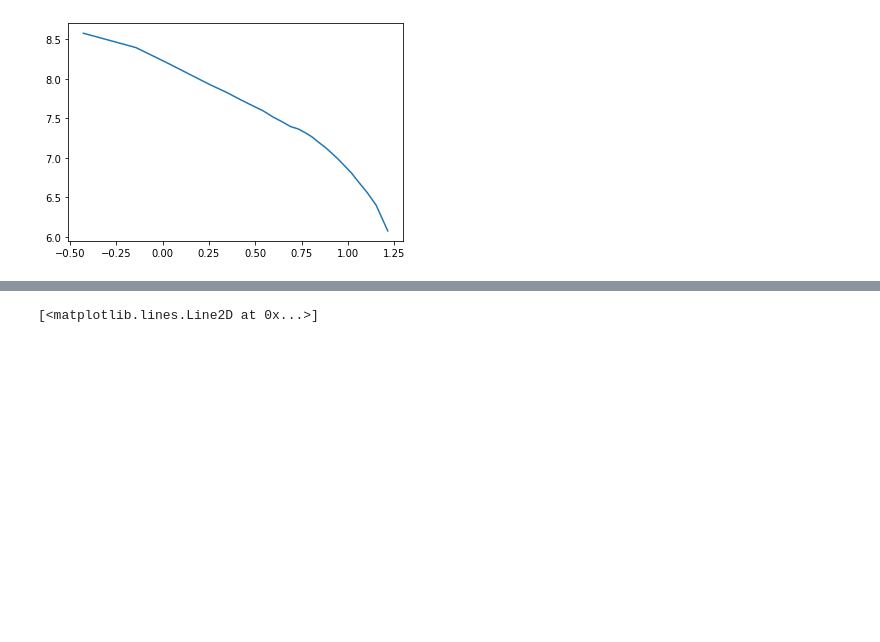
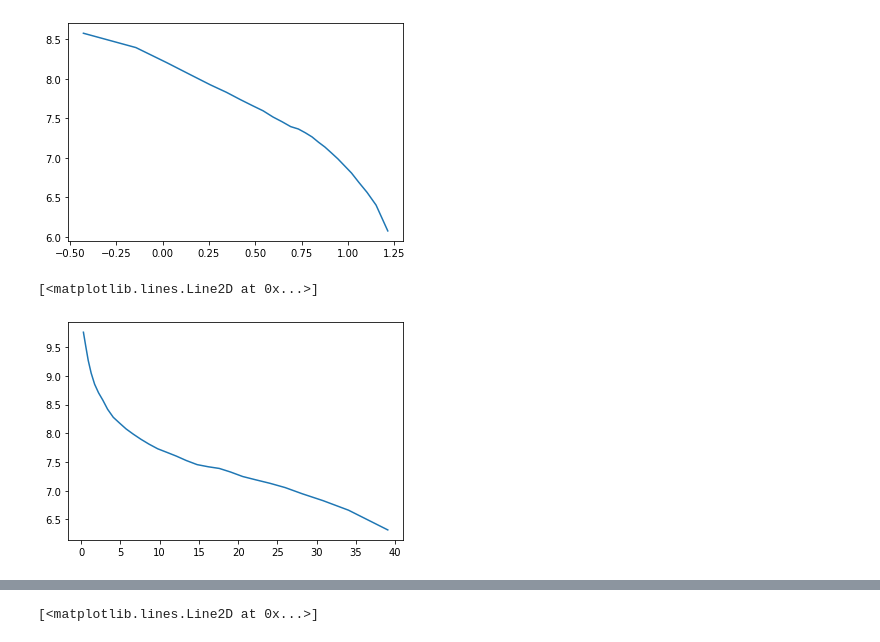
Before and after one commit to ornemarioni/gradients, a Jupyter notebook: programs/surface_density.ipynb, the cells around one changed output, grey strips where cells are left out. Saved outputs shown, nothing was run; the diff lists cells and outputs as text; code cells hidden in the pictures; blank space fills up the shorter version.

```diff
--- a/programs/surface_density.ipynb
+++ b/programs/surface_density.ipynb
@@ -316,7 +314,13 @@ for j in subh_ind[:1]:
 
     R = np.sqrt(xn[limit]**2+yn[limit]**2)
 
-    nbin = 50
+    nbin = 30
     den = density.surf_density(R,mstr[limit]*1e10,nbin)
 
 # fig.savefig('../_imagenes/surf_density.png',dpi=100, xxbox_inches='tight')
+# %%
+plt.plot(den[1],np.log10(den[0]))
+# plt.xlim(0,20)
+# %% [output]
+[<matplotlib.lines.Line2D at 0x...>]
+[figure, added]
```
Also changed, not shown: parts of 18 cells of this notebook, 2 other files.
